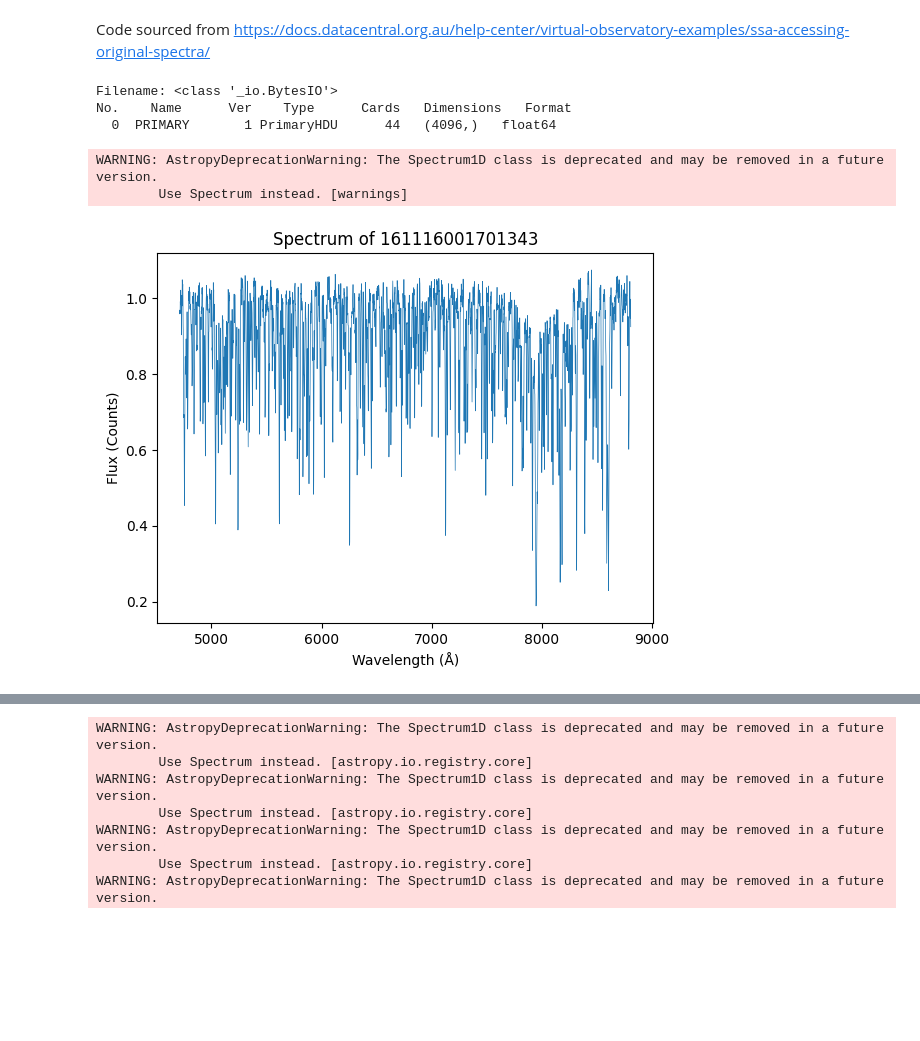
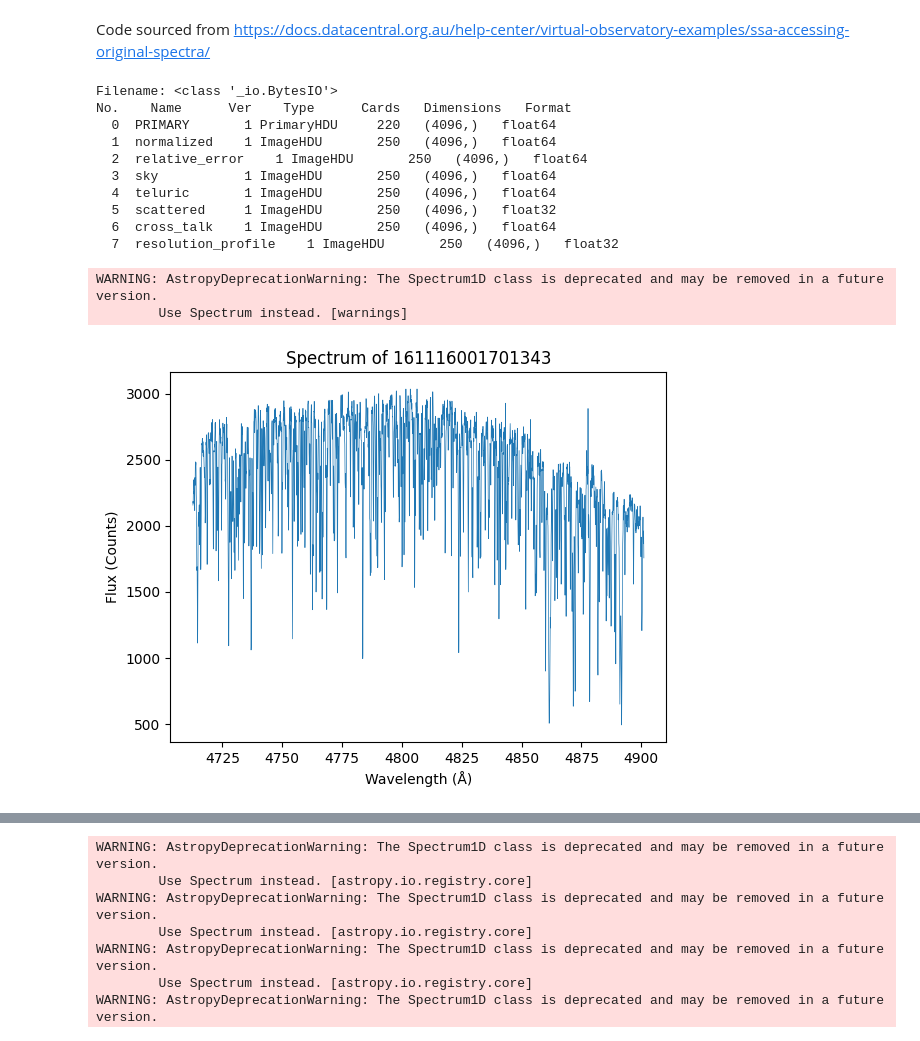
Before and after one commit to eyu22/BL2025, a Jupyter notebook: simple_spectrum_demo.ipynb, the cells around one changed output, grey strips where cells are left out. Saved outputs shown, nothing was run; the diff lists cells and outputs as text; code cells hidden in the pictures; blank space fills up the shorter version.

```diff
--- a/simple_spectrum_demo.ipynb
+++ b/simple_spectrum_demo.ipynb
@@ -18,38 +18,45 @@ import requests
 from io import BytesIO
 
 # === Download and open FITS ===
-url = "https://datacentral.org.au/vo/slink/links?ID=161116001701343&DR=galah_dr4&IDX=0&FILT=B&RESPONSEFORMAT=fits"  # replace with actual URL
+url = "https://datacentral.org.au/vo/slink/links?ID=161116001701343&DR=galah_dr4&FILT=B&RESPONSEFORMAT=fits"  # replace with actual URL
 spec = requests.get(url).content
 hdul = fits.open(BytesIO(spec))
 
 hdul.info()
 header = hdul[0].header
 flux = hdul[0].data
 
 # === Build wavelength axis from WCS keywords if available ===
 crval1 = header.get('CRVAL1')   # starting wavelength
 cdelt1 = header.get('CDELT1')   # dispersion per pixel
 crpix1 = header.get('CRPIX1', 1)  # reference pixel (default to 1)
 
 if crval1 is None or cdelt1 is None:
     raise ValueError("Missing CRVAL1 or CDELT1 in FITS header")
 
 npix = len(flux)
 wavelength = (crval1 + (np.arange(npix) + 1 - crpix1) * cdelt1) * u.AA
 
 # === Create Spectrum1D object ===
 spectrum = Spectrum1D(spectral_axis=wavelength, flux=flux * u.count)
 
 # === Plot ===
 plt.plot(spectrum.spectral_axis, spectrum.flux, linewidth=0.5)
 plt.xlabel("Wavelength (Å)")
 plt.ylabel("Flux (Counts)")
 plt.title("Spectrum of 161116001701343")
 plt.show()
 # %% [output]
 Filename: <class '_io.BytesIO'>
 No.    Name      Ver    Type      Cards   Dimensions   Format
-  0  PRIMARY       1 PrimaryHDU      44   (4096,)   float64
+  0  PRIMARY       1 PrimaryHDU     220   (4096,)   float64
+  1  normalized    1 ImageHDU       250   (4096,)   float64
+  2  relative_error    1 ImageHDU       250   (4096,)   float64
+  3  sky           1 ImageHDU       250   (4096,)   float64
+  4  teluric       1 ImageHDU       250   (4096,)   float64
+  5  scattered     1 ImageHDU       250   (4096,)   float32
+  6  cross_talk    1 ImageHDU       250   (4096,)   float64
+  7  resolution_profile    1 ImageHDU       250   (4096,)   float32
 WARNING: AstropyDeprecationWarning: The Spectrum1D class is deprecated and may be removed in a future version.
         Use Spectrum instead. [warnings]
-[figure, old version]
+[figure, new version]
```
Also changed, not shown: parts of 5 cells of this notebook.
